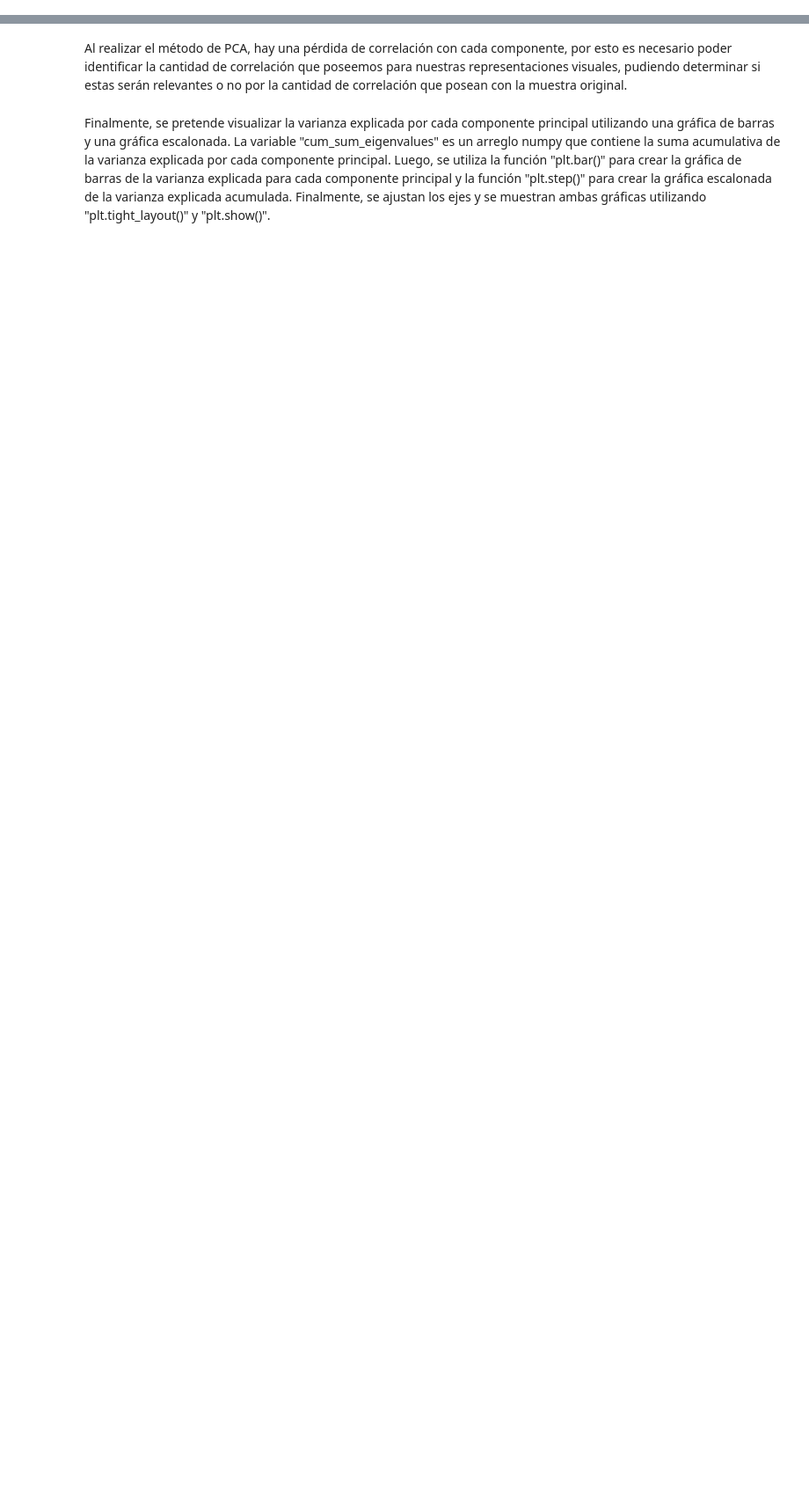
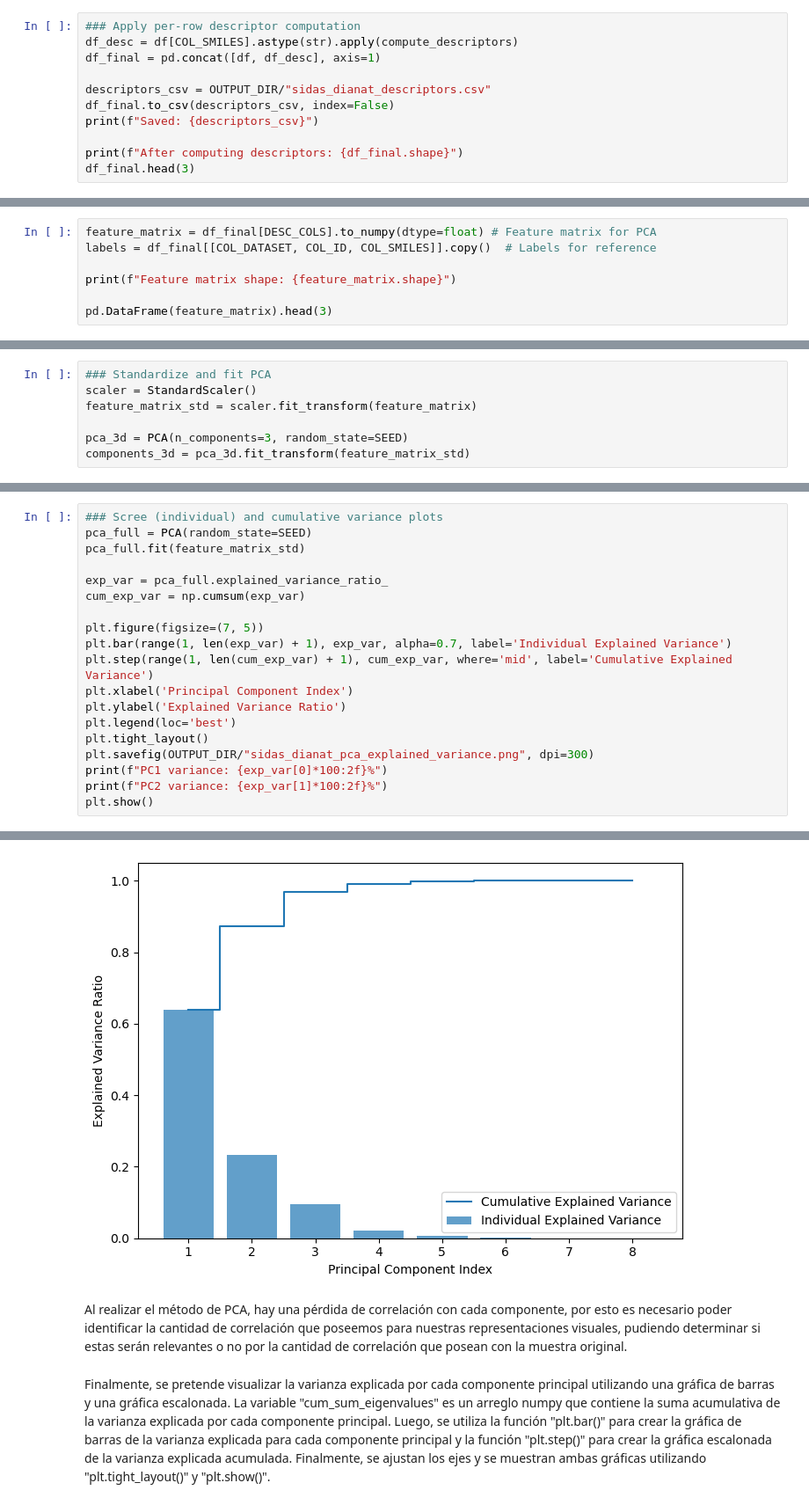
Before and after one commit to cecilia590/S_hyssopifolia_cheminformatic_analysis, a Jupyter notebook: notebooks/sidas_descriptors_pca.ipynb, the cells around one changed output, grey strips where cells are left out. Shown at 88% size. Cells and saved outputs as stored; diff of their text form; blank space fills up the shorter version.

```diff
--- a/notebooks/sidas_descriptors_pca.ipynb
+++ b/notebooks/sidas_descriptors_pca.ipynb
@@ -352,0 +110,11 @@ pca_dataset.head(2)
+# %%
+### Apply per-row descriptor computation
+df_desc = df[COL_SMILES].astype(str).apply(compute_descriptors)
+df_final = pd.concat([df, df_desc], axis=1)
+
+descriptors_csv = OUTPUT_DIR/"sidas_dianat_descriptors.csv"
+df_final.to_csv(descriptors_csv, index=False)
+print(f"Saved: {descriptors_csv}")
+
+print(f"After computing descriptors: {df_final.shape}")
+df_final.head(3)
@@ -352,0 +137,7 @@ pca_dataset.head(2)
+# %%
+feature_matrix = df_final[DESC_COLS].to_numpy(dtype=float) # Feature matrix for PCA
+labels = df_final[[COL_DATASET, COL_ID, COL_SMILES]].copy()  # Labels for reference
+
+print(f"Feature matrix shape: {feature_matrix.shape}")
+
+pd.DataFrame(feature_matrix).head(3)
@@ -352,0 +153,7 @@ pca_dataset.head(2)
+# %%
+### Standardize and fit PCA
+scaler = StandardScaler()
+feature_matrix_std = scaler.fit_transform(feature_matrix)
+
+pca_3d = PCA(n_components=3, random_state=SEED)
+components_3d = pca_3d.fit_transform(feature_matrix_std)
@@ -352,0 +180,20 @@ pca_dataset.head(2)
+# %%
+### Scree (individual) and cumulative variance plots
+pca_full = PCA(random_state=SEED)
+pca_full.fit(feature_matrix_std)
+
+exp_var = pca_full.explained_variance_ratio_
+cum_exp_var = np.cumsum(exp_var)
+
+plt.figure(figsize=(7, 5))
+plt.bar(range(1, len(exp_var) + 1), exp_var, alpha=0.7, label='Individual Explained Variance')
+plt.step(range(1, len(cum_exp_var) + 1), cum_exp_var, where='mid', label='Cumulative Explained Variance')
+plt.xlabel('Principal Component Index')
+plt.ylabel('Explained Variance Ratio')
+plt.legend(loc='best')
+plt.tight_layout()
+plt.savefig(OUTPUT_DIR/"sidas_dianat_pca_explained_variance.png", dpi=300)
+print(f"PC1 variance: {exp_var[0]*100:2f}%")
+print(f"PC2 variance: {exp_var[1]*100:2f}%")
+plt.show()
+# %% [output]
@@ -353,3 +202,4 @@ pca_dataset.head(2)
+[figure, added]
 # %% [markdown]
 Al realizar el método de PCA, hay una pérdida de correlación con cada componente, por esto es necesario poder identificar la cantidad de correlación que poseemos para nuestras representaciones visuales, pudiendo determinar si estas serán relevantes o no por la cantidad de correlación que posean con la muestra original.
 # %% [markdown]
```
Also changed, not shown: parts of 52 cells of this notebook, 1 other file.
